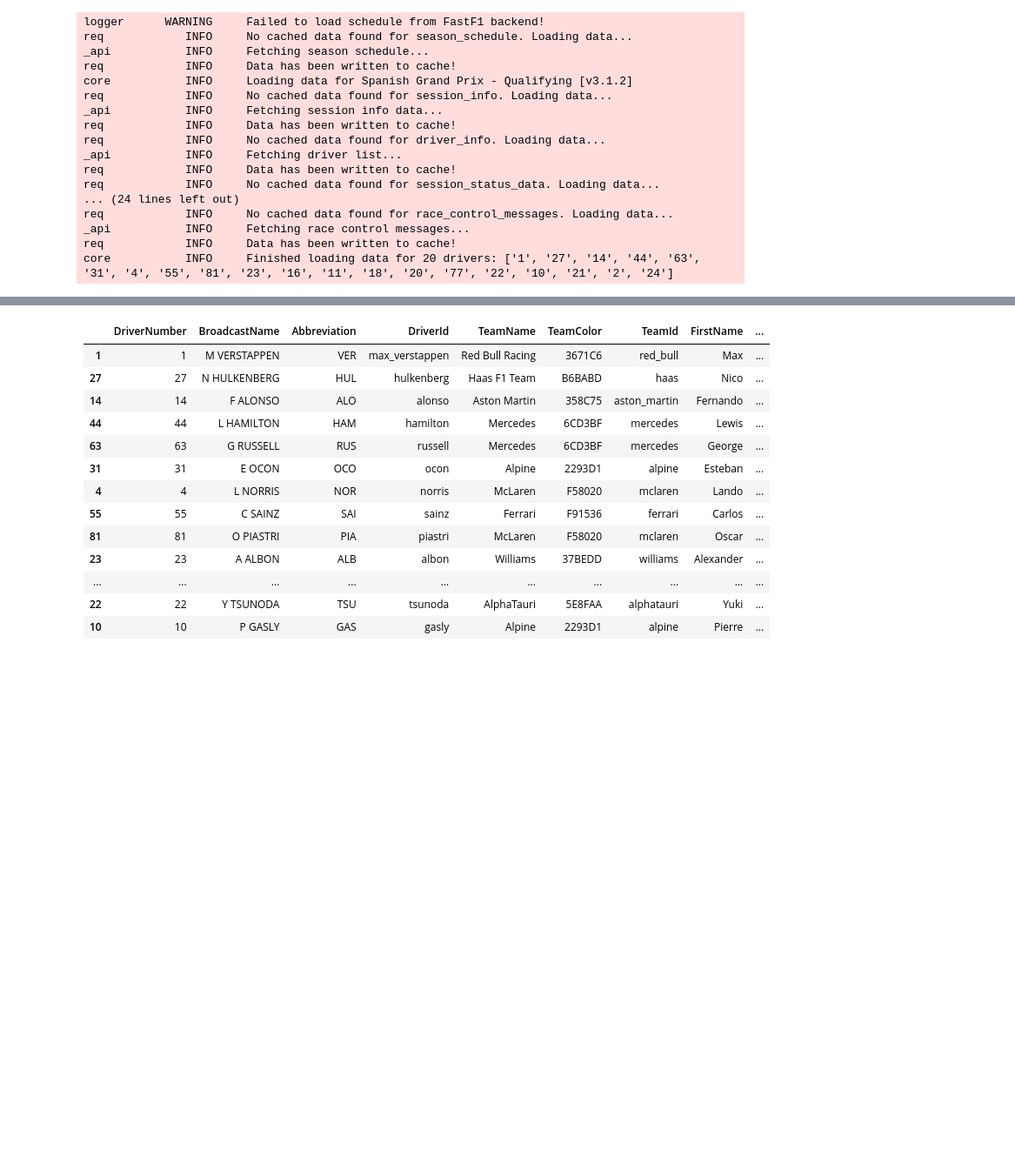
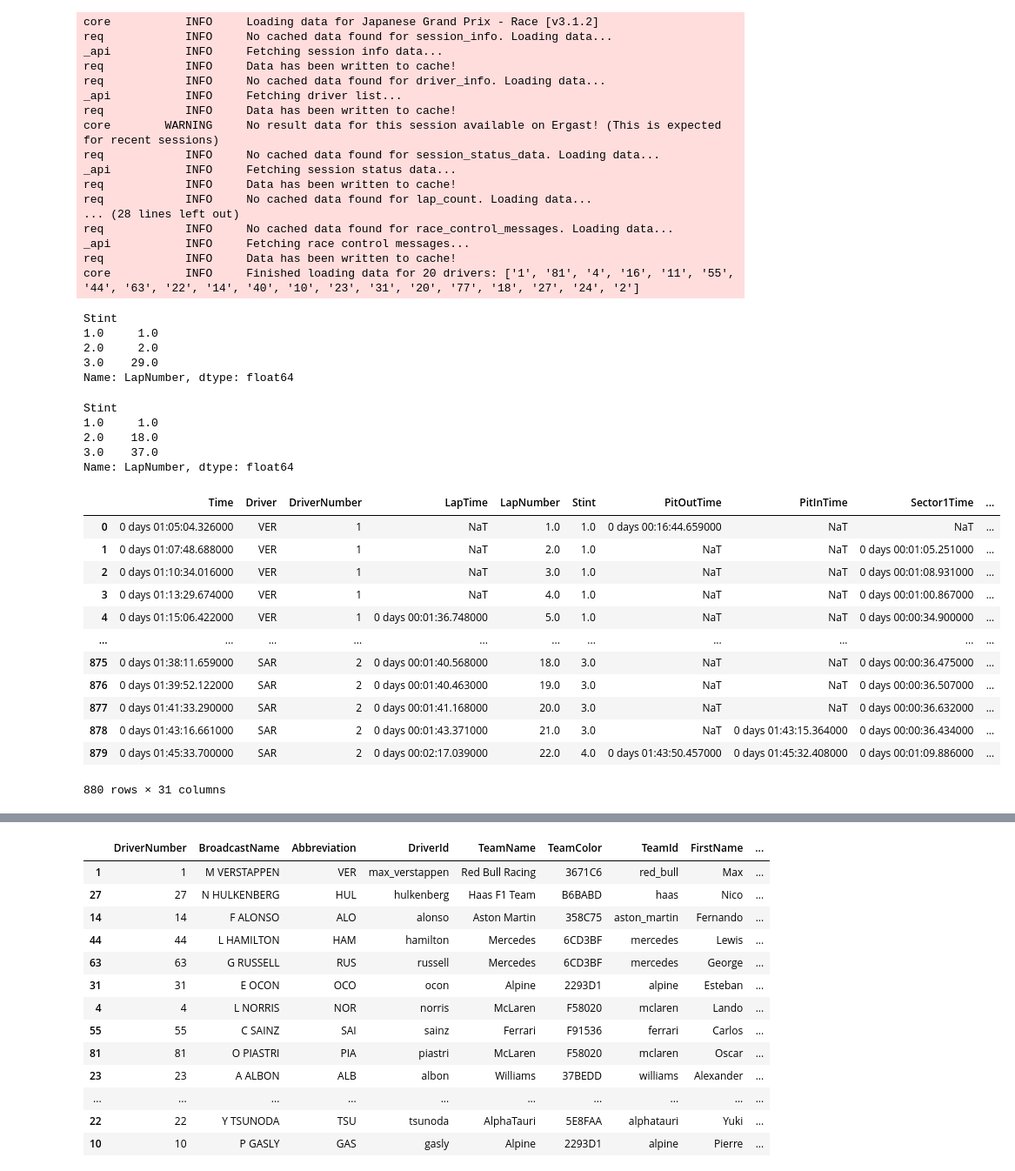
Before and after one commit to soufiane98b/F1ashAnalysis, a Jupyter notebook: exploration/exploration.ipynb, the cells around one changed output, grey strips where cells are left out. Shown at 87% size. Drawn from its saved outputs; the diff is of its cells as text; code cells hidden in the pictures; blank space fills up the shorter version.

```diff
--- a/exploration/exploration.ipynb
+++ b/exploration/exploration.ipynb
@@ -7,23 +7,55 @@ import plotly.graph_objects as go
 ff1.Cache.enable_cache('cache')
 import numpy as np
 # %%
-session = ff1.get_session(2023, 'Spain', 'Q')
+session = ff1.get_session(2023, 'Suzuka', 'R')
 session.load()
 # %% [output]
-logger      WARNING     Failed to load schedule from FastF1 backend!
-req            INFO     No cached data found for season_schedule. Loading data...
-_api           INFO     Fetching season schedule...
-req            INFO     Data has been written to cache!
-core           INFO     Loading data for Spanish Grand Prix - Qualifying [v3.1.2]
+core           INFO     Loading data for Japanese Grand Prix - Race [v3.1.2]
 req            INFO     No cached data found for session_info. Loading data...
 _api           INFO     Fetching session info data...
 req            INFO     Data has been written to cache!
 req            INFO     No cached data found for driver_info. Loading data...
 _api           INFO     Fetching driver list...
 req            INFO     Data has been written to cache!
+core        WARNING     No result data for this session available on Ergast! (This is expected for recent sessions)
 req            INFO     No cached data found for session_status_data. Loading data...
-... (24 lines left out)
+_api           INFO     Fetching session status data...
+req            INFO     Data has been written to cache!
+req            INFO     No cached data found for lap_count. Loading data...
+... (28 lines left out)
 req            INFO     No cached data found for race_control_messages. Loading data...
 _api           INFO     Fetching race control messages...
 req            INFO     Data has been written to cache!
-core           INFO     Finished loading data for 20 drivers: ['1', '27', '14', '44', '63', '31', '4', '55', '81', '23', '16', '11', '18', '20', '77', '22', '10', '21', '2', '24']
+core           INFO     Finished loading data for 20 drivers: ['1', '81', '4', '16', '11', '55', '44', '63', '22', '14', '40', '10', '23', '31', '20', '77', '18', '27', '24', '2']
+# %%
+session.laps.base_class_view.groupby(['Driver','Stint'])['LapNumber'].min()['OCO']
+# %% [output]
+Stint
+1.0     1.0
+2.0     2.0
+3.0    29.0
+Name: LapNumber, dtype: float64
+# %%
+session.laps.base_class_view.groupby(['Driver','Stint'])['LapNumber'].min()['NOR']
+# %% [output]
+Stint
+1.0     1.0
+2.0    18.0
+3.0    37.0
+Name: LapNumber, dtype: float64
+# %%
+session.laps.base_class_view
+# %% [output]
+|  | Time | Driver | DriverNumber | LapTime | LapNumber | Stint | PitOutTime | PitInTime | Sector1Time | ... |
+| 0 | 0 days 01:05:04.326000 | VER | 1 | NaT | 1.0 | 1.0 | 0 days 00:16:44.659000 | NaT | NaT | ... |
+| 1 | 0 days 01:07:48.688000 | VER | 1 | NaT | 2.0 | 1.0 | NaT | NaT | 0 days 00:01:05.251000 | ... |
+| 2 | 0 days 01:10:34.016000 | VER | 1 | NaT | 3.0 | 1.0 | NaT | NaT | 0 days 00:01:08.931000 | ... |
+| 3 | 0 days 01:13:29.674000 | VER | 1 | NaT | 4.0 | 1.0 | NaT | NaT | 0 days 00:01:00.867000 | ... |
+| 4 | 0 days 01:15:06.422000 | VER | 1 | 0 days 00:01:36.748000 | 5.0 | 1.0 | NaT | NaT | 0 days 00:00:34.900000 | ... |
+| ... | ... | ... | ... | ... | ... | ... | ... | ... | ... | ... |
+| 875 | 0 days 01:38:11.659000 | SAR | 2 | 0 days 00:01:40.568000 | 18.0 | 3.0 | NaT | NaT | 0 days 00:00:36.475000 | ... |
+| 876 | 0 days 01:39:52.122000 | SAR | 2 | 0 days 00:01:40.463000 | 19.0 | 3.0 | NaT | NaT | 0 days 00:00:36.507000 | ... |
+| 877 | 0 days 01:41:33.290000 | SAR | 2 | 0 days 00:01:41.168000 | 20.0 | 3.0 | NaT | NaT | 0 days 00:00:36.632000 | ... |
+| 878 | 0 days 01:43:16.661000 | SAR | 2 | 0 days 00:01:43.371000 | 21.0 | 3.0 | NaT | 0 days 01:43:15.364000 | 0 days 00:00:36.434000 | ... |
+| 879 | 0 days 01:45:33.700000 | SAR | 2 | 0 days 00:02:17.039000 | 22.0 | 4.0 | 0 days 01:43:50.457000 | 0 days 01:45:32.408000 | 0 days 00:01:09.886000 | ... |
+880 rows × 31 columns
```
Also changed, not shown: parts of 17 cells of this notebook, 4 other files.
